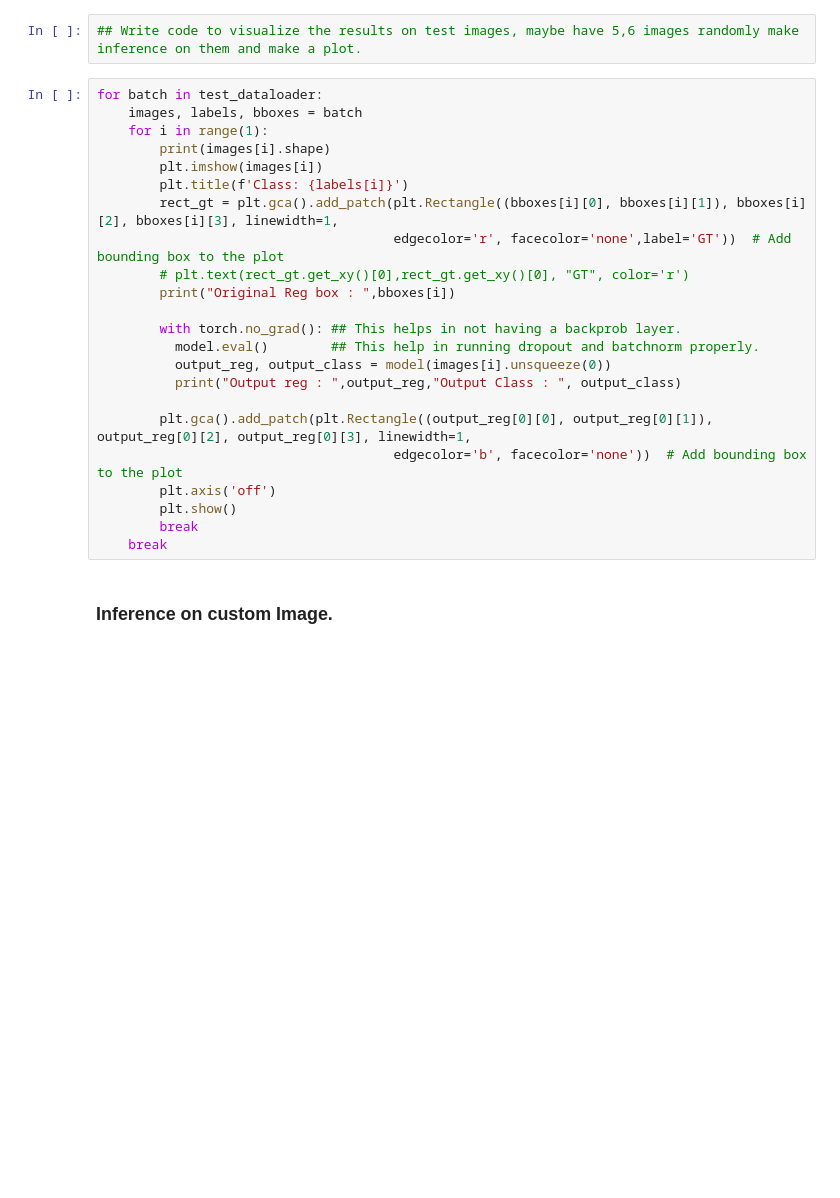
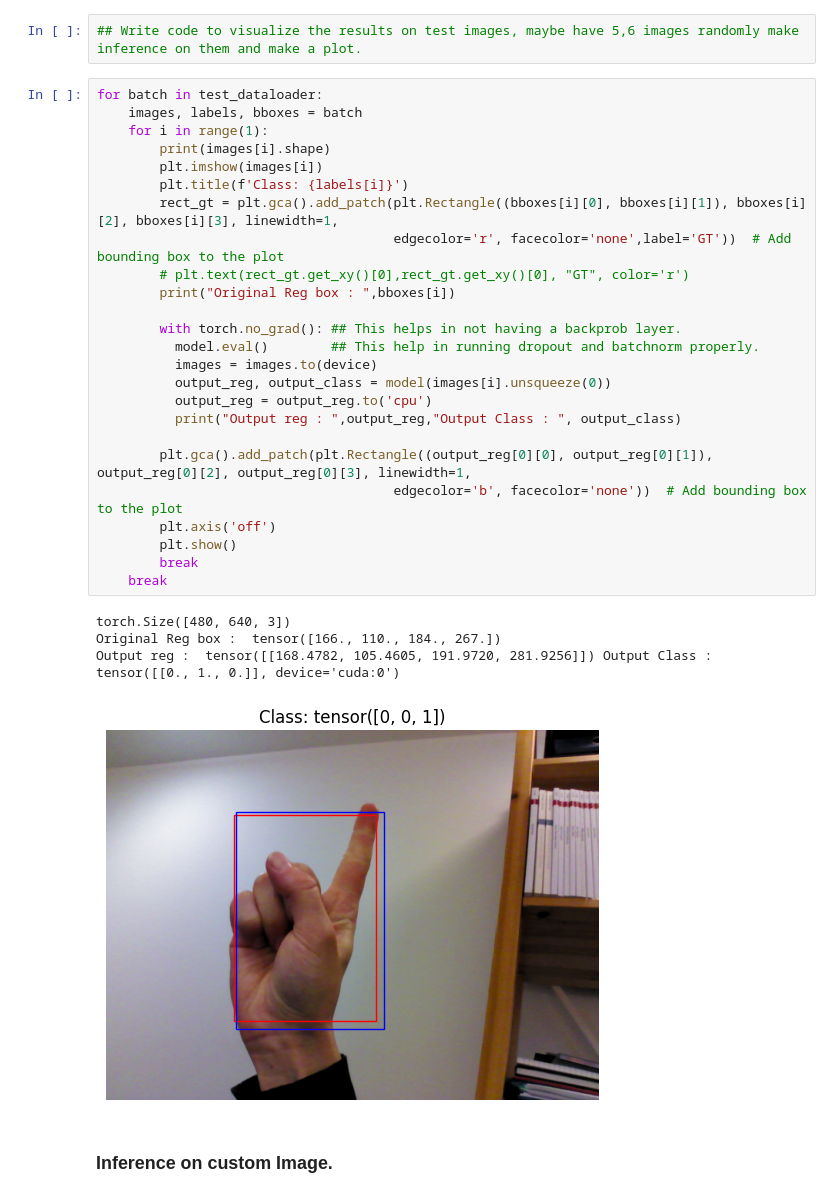
Before and after one commit to mohitydv09/airdraw, a Jupyter notebook: airdraw.ipynb, the cells around one changed output. Drawn from its saved outputs; the diff is of its cells as text; blank space fills up the shorter version.

```diff
--- a/airdraw.ipynb
+++ b/airdraw.ipynb
@@ -377,26 +364,33 @@ model = torch.load('BasicCNN_model.pth')
 # %%
 for batch in test_dataloader:
     images, labels, bboxes = batch
     for i in range(1):
         print(images[i].shape)
         plt.imshow(images[i])
         plt.title(f'Class: {labels[i]}')
         rect_gt = plt.gca().add_patch(plt.Rectangle((bboxes[i][0], bboxes[i][1]), bboxes[i][2], bboxes[i][3], linewidth=1,
                                       edgecolor='r', facecolor='none',label='GT'))  # Add bounding box to the plot
         # plt.text(rect_gt.get_xy()[0],rect_gt.get_xy()[0], "GT", color='r')
         print("Original Reg box : ",bboxes[i])
 
         with torch.no_grad(): ## This helps in not having a backprob layer.
           model.eval()        ## This help in running dropout and batchnorm properly.
+          images = images.to(device)
           output_reg, output_class = model(images[i].unsqueeze(0))
+          output_reg = output_reg.to('cpu')
           print("Output reg : ",output_reg,"Output Class : ", output_class)
 
         plt.gca().add_patch(plt.Rectangle((output_reg[0][0], output_reg[0][1]), output_reg[0][2], output_reg[0][3], linewidth=1,
                                       edgecolor='b', facecolor='none'))  # Add bounding box to the plot
         plt.axis('off')
         plt.show()
         break
     break
+# %% [output]
+torch.Size([480, 640, 3])
+Original Reg box :  tensor([166., 110., 184., 267.])
+Output reg :  tensor([[168.4782, 105.4605, 191.9720, 281.9256]]) Output Class :  tensor([[0., 1., 0.]], device='cuda:0')
+[figure, added]
 # %% [markdown]
 ### Inference on custom Image.
 # %%
```
Also changed, not shown: parts of 8 cells of this notebook.
